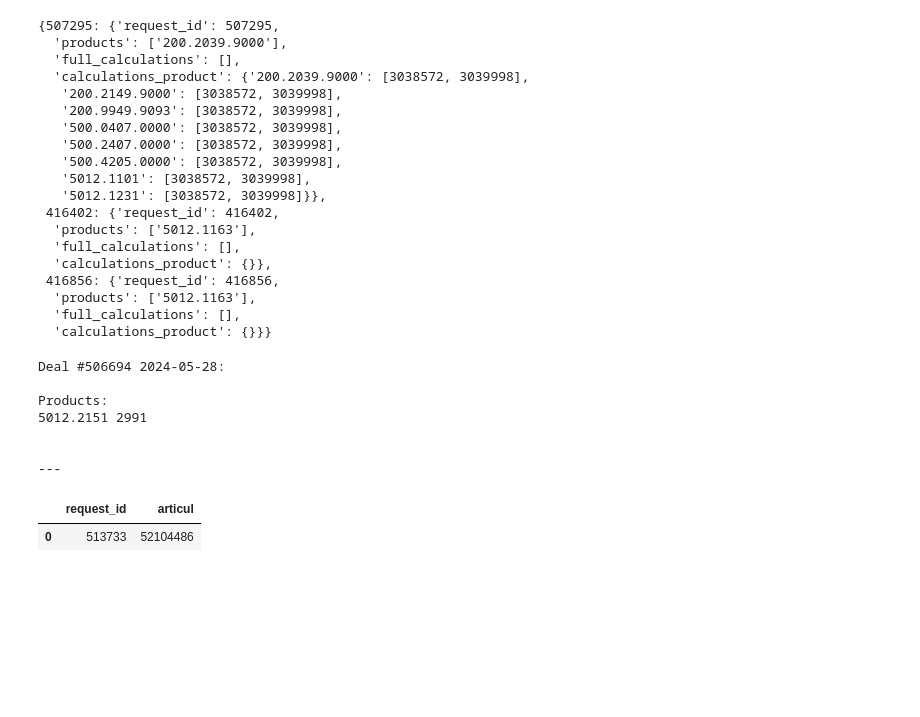
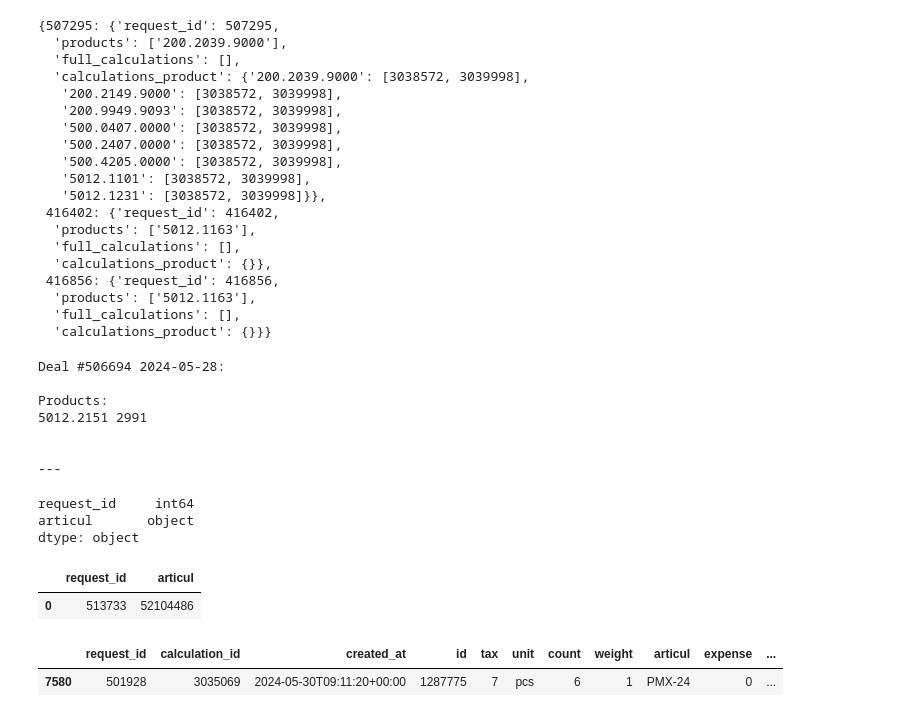
Before and after one commit to Valuamba/components_agent_sales, a Jupyter notebook: notebooks/famaga/DiscountProcessing_20240603.ipynb, the cells around one changed output. Drawn from its saved outputs; the diff is of its cells as text; code cells hidden in the pictures; blank space fills up the shorter version.

Commit message:
Add discount handling by bot

```diff
--- a/notebooks/famaga/DiscountProcessing_20240603.ipynb
+++ b/notebooks/famaga/DiscountProcessing_20240603.ipynb
@@ -802,8 +922,19 @@ def get_disconted_requests(request_calcs):
+# %%
+discounted_calcs_df.dtypes
+# %% [output]
+request_id     int64
+articul       object
+dtype: object
 # %%
 discounted_calcs_df
 # %% [output]
 |  | request_id | articul |
 | 0 | 513733 | 52104486 |
+# %%
+calc_deal_df
+# %% [output]
+|  | request_id | calculation_id | created_at | id | tax | unit | count | weight | articul | expense | ... |
+| 7580 | 501928 | 3035069 | 2024-05-30T09:11:20+00:00 | 1287775 | 7 | pcs | 6 | 1 | PMX-24 | 0 | ... |
 # %%
 calc_deal_df.groupby('articul').first().reset_index()
 # %%
```
Also changed, not shown: parts of 10 cells of this notebook, 3 other files.
